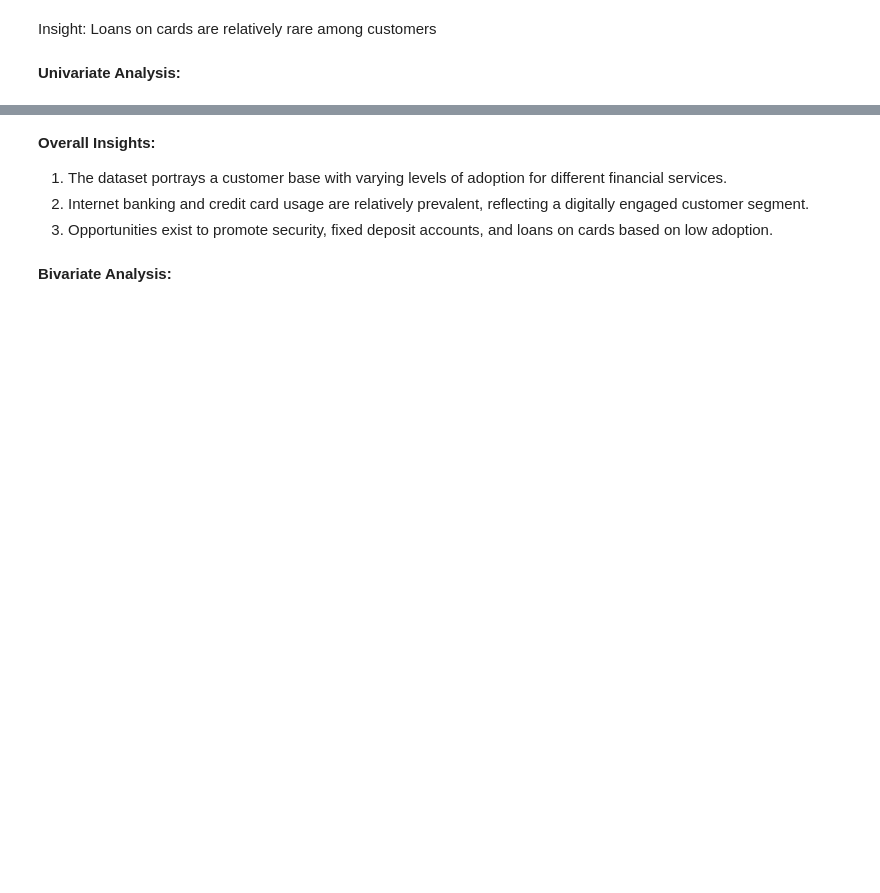
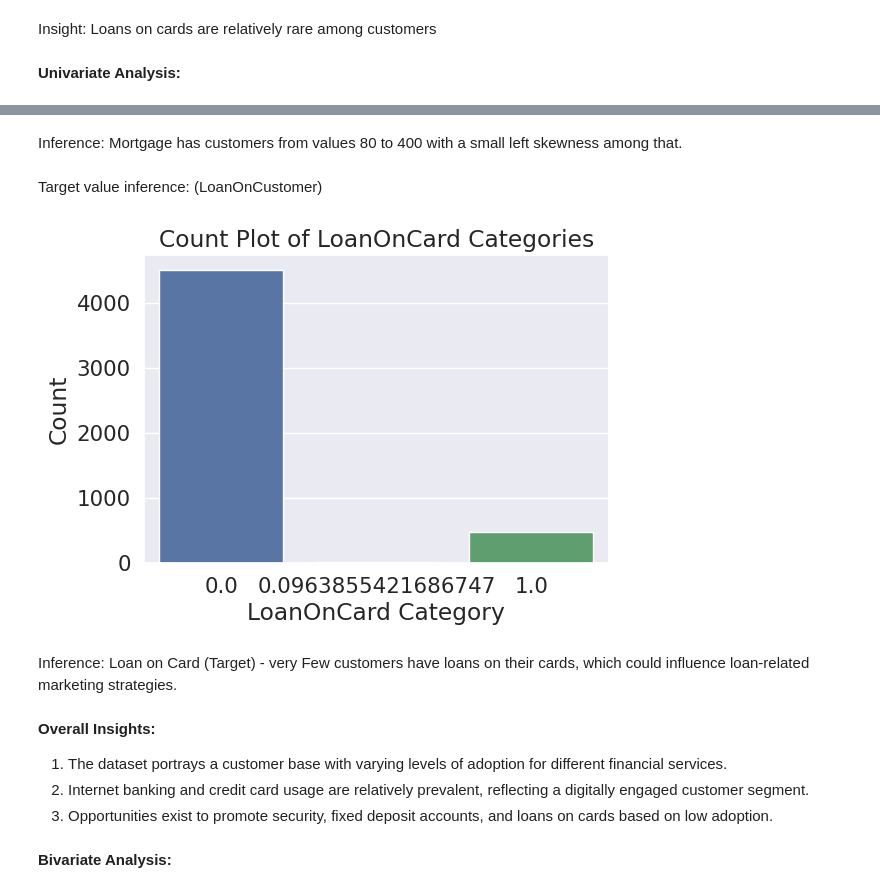
Before and after one commit to Jeru-John/ML-case-studies, a Jupyter notebook: BFSI_loan_customer_prediction.ipynb, the cells around one changed output, grey strips where cells are left out. Drawn from its saved outputs; the diff is of its cells as text; code cells hidden in the pictures; blank space fills up the shorter version.

```diff
--- a/BFSI_loan_customer_prediction.ipynb
+++ b/BFSI_loan_customer_prediction.ipynb
@@ -274,3 +325,20 @@ This will become an error in seaborn v0.14.0; please update your code.
+# %% [markdown]
+Inference:
+Mortgage has customers from values 80 to 400 with a small left skewness among that.
+# %% [markdown]
+Target value inference: (LoanOnCustomer)
+# %%
+
+plt.figure(figsize=(6, 4))
+sns.countplot(data=data_copy, x='LoanOnCard')  # Replace 'LoanOnCard' with your categorical variable
+plt.title('Count Plot of LoanOnCard Categories')
+plt.xlabel('LoanOnCard Category')
+plt.ylabel('Count')
+plt.show()
+# %% [output]
+[figure, added]
+# %% [markdown]
+Inference: Loan on Card (Target) - very Few customers have loans on their cards, which could influence loan-related marketing strategies.
 # %% [markdown]
 
 **Overall Insights:**
```
Also changed, not shown: parts of 79 cells of this notebook.
